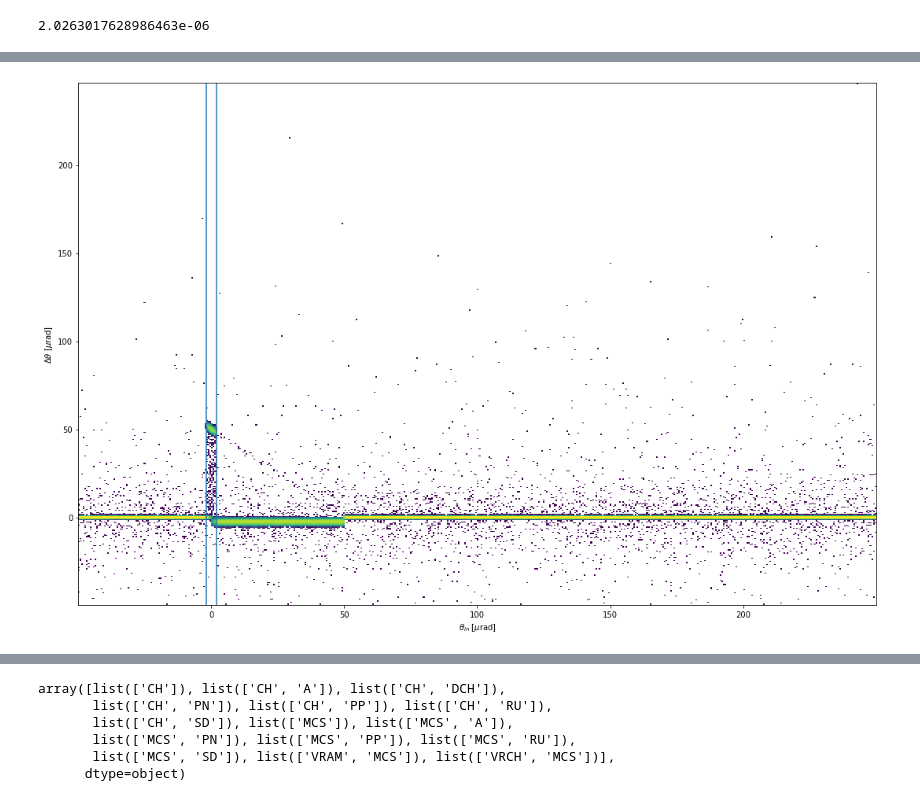
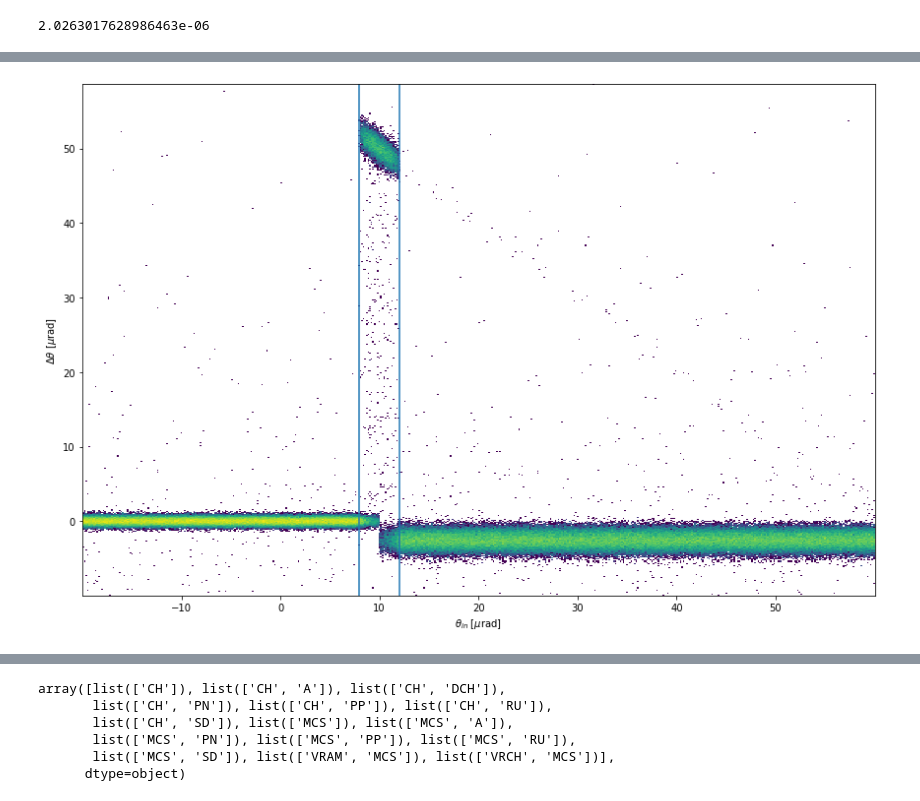
Before and after one commit to chiaramaccani/two_cryst_sim, a Jupyter notebook: Impact_test/Crystals.ipynb, the cells around one changed output, grey strips where cells are left out. Cells and saved outputs as stored; diff of their text form; code cells hidden in the pictures.

```diff
--- a/Impact_test/Crystals.ipynb
+++ b/Impact_test/Crystals.ipynb
@@ -31,9 +33,14 @@ context = xo.ContextCpu()
 No pytransport functionality
 No pytransport functionality
 # %%
+align_angle = 10e-6
+
 coll = xc.EverestCrystal(length=0.004, material=xc.materials.SiliconCrystal,
                          bending_radius = 80.00,  xdim = 2.0e-3,  ydim = 35.0e-3,  side='+', thick=0.0, miscut=0., lattice='strip', jaw_L=0.001, jaw_R=-0.001,
-                         align_angle=0.0, _context=context)
+                         align_angle=align_angle, _context=context)
+"""coll = xc.EverestCrystal(length = 0.070,  bending_radius = 10.00,  xdim = 2.0e-3,  ydim = 8.0e-3,  material=xc.materials.SiliconCrystal,
+                         side='+', thick=0.0, miscut=0., lattice='strip', jaw_L=0.001, jaw_R=-0.001,
+                         align_angle=align_angle, _context=context)"""
 
 # coll = xc.EverestCrystal(length=0.002, material=xc.materials.SiliconCrystal, bend=0.002/149e-6,
 #                          xdim=0.002, ydim=0.05, side='+', thick=0.0, miscut=0., lattice='strip', jaw_L=0.001, jaw_R=-0.001,
@@ -74,8 +81,8 @@ coll.critical_angle
 # %%
 %time coll.track(part)
 
-# Sort particles again
-part.sort(interleave_lost_particles=True)
+
+part_after = part.copy()
 # %% [output]
 Compiling ContextCpu kernels...
 Done compiling ContextCpu kernels.
@@ -83,0 +91,12 @@ Wall time: 2.84 s
+# %%
+# Sort particles again
+part_after.sort(interleave_lost_particles=True)
+# %%
+d = 6773.7 - 6653.3
+#d = 1
+line =  xt.Line(elements={'drift': xt.Drift(length = d)}, element_names=['drift'])
+line.build_tracker()
+line.track(part)
+
+part_targ = part.copy()
+part = part_after.copy()
@@ -88,23 +134,20 @@ coll.critical_angle
 # %%
-mask = (part.state > 0 ) & ( part.px - part_init.px < 250.e-6) & ( part.px - part_init.px > -50.e-6) #& mask2
+mask = (part.state > 0 ) & ( part.px - part_init.px < 60.e-6) & ( part.px - part_init.px > -10.e-6)  & (part_init.px < 60e-6) & (part_init.px > -20e-6)#& mask2
 # mask = (part.state > 0 ) & mask2
 
 # plt.figure(figsize=(5,10/3))
-plt.figure(figsize=(15,10))
+plt.figure(figsize=(12,8))
 # _ = plt.hist2d(part_init.px[mask], (part.px[mask] - part_init.px[mask])/np.sqrt((150.e-6-part_init.px[mask])*1.75e-3/130.e-6), 200, norm=mpl.colors.LogNorm())
 
-# smear_x = np.random.normal(loc=0., scale=2.8, size=len(part_init.px[mask]))
-# smear_y = np.random.normal(loc=0., scale=2.8, size=len(part_init.px[mask]))
-smear_x = 0
-smear_y = 0
-_ = plt.hist2d(part_init.px[mask]*1.e6+smear_x, part.px[mask]*1.e6 - part_init.px[mask]*1.e6 + smear_y, 500, norm=mpl.colors.LogNorm())
-plt.axvline(coll.critical_angle*1e6, ymin=0, ymax=1)
-plt.axvline(-coll.critical_angle*1e6, ymin=0, ymax=1)
+
+_ = plt.hist2d(part_init.px[mask]*1.e6, part.px[mask]*1.e6 - part_init.px[mask]*1.e6, 500, norm=mpl.colors.LogNorm())
+plt.axvline(coll.align_angle*1e6 + coll.critical_angle*1e6, ymin=0, ymax=1)
+plt.axvline(coll.align_angle*1e6 - coll.critical_angle*1e6, ymin=0, ymax=1)
 #plt.xlim(-10, 10)
 #plt.ylim(-55, 100)
 plt.ylabel(r'$\Delta\theta$ [$\mu$rad]')
 plt.xlabel(r'$\theta_{in}$ [$\mu$rad]')
 plt.tight_layout()
 # plt.savefig('cry_sixtrack.pdf', dpi=300)
 # %% [output]
-[figure, old version]
+[figure, new version]
```
Also changed, not shown: parts of 73 cells of this notebook, 1 other file.
